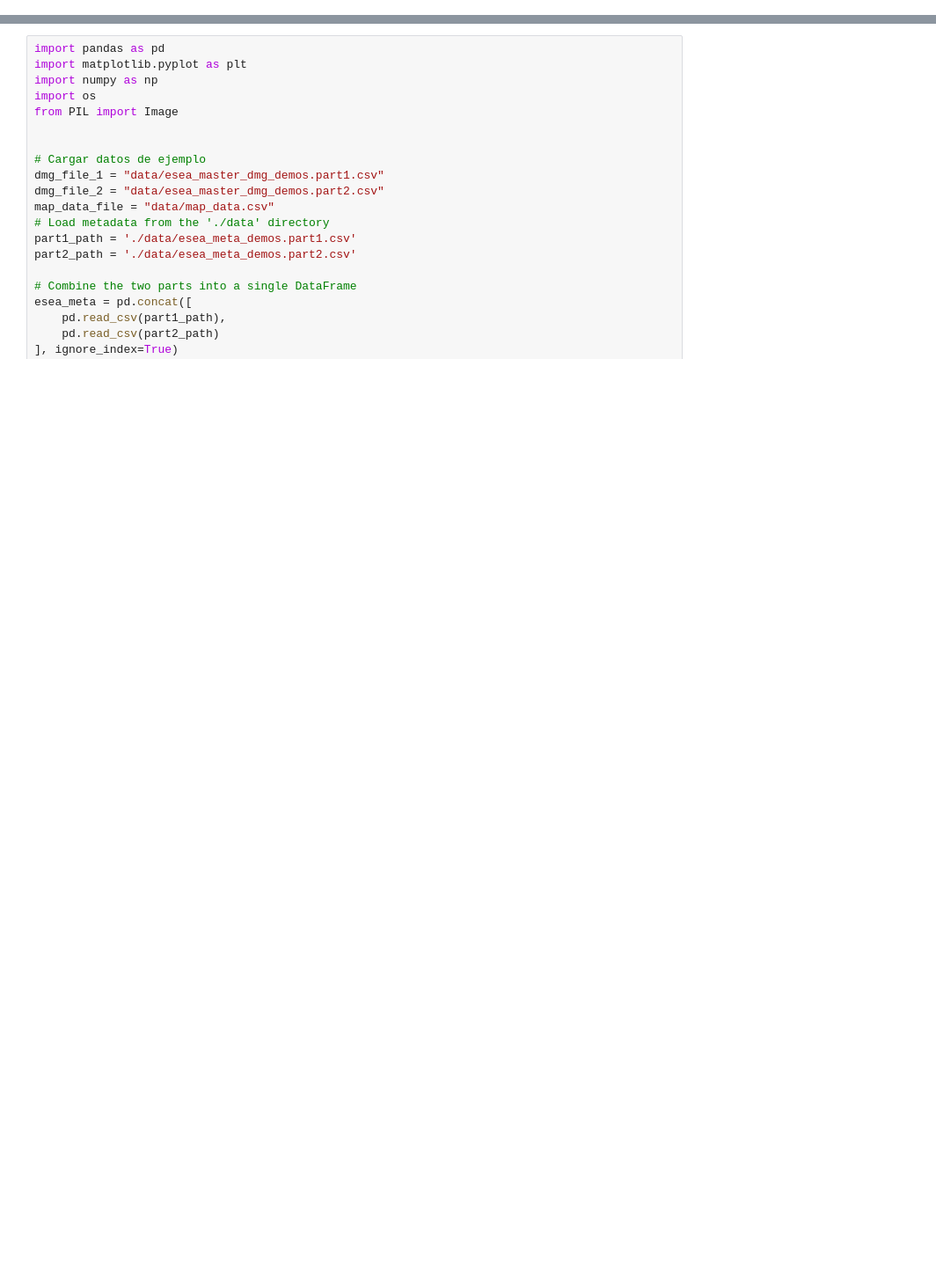
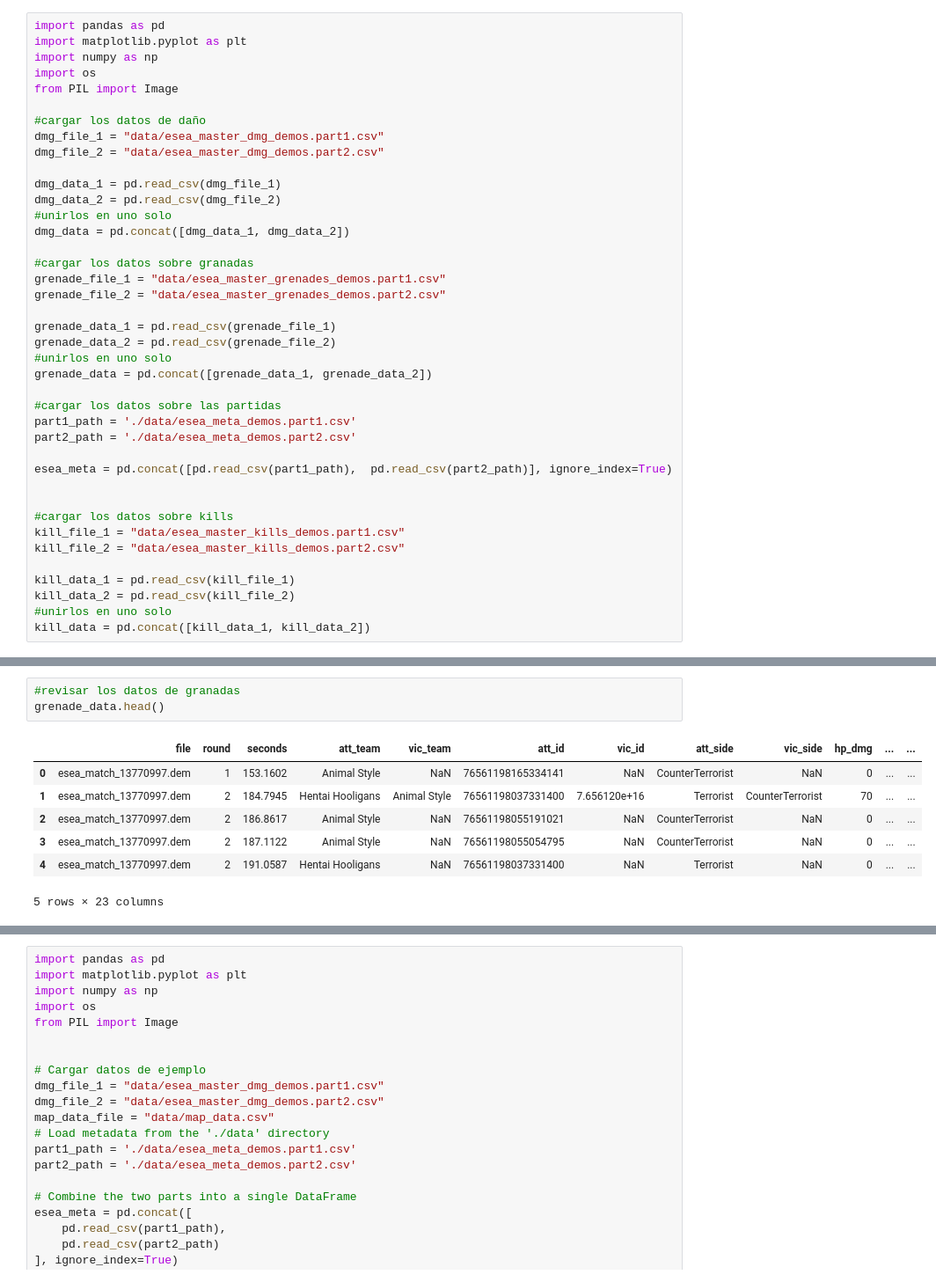
Before and after one commit to ErFosi/cs_visualization, a Jupyter notebook: visualizacion.ipynb, the cells around one changed output, grey strips where cells are left out. Shown at 88% size. Drawn from its saved outputs; the diff is of its cells as text; blank space fills up the shorter version.

```diff
--- a/visualizacion.ipynb
+++ b/visualizacion.ipynb
@@ -0,0 +9,40 @@
+# %%
+import pandas as pd
+import matplotlib.pyplot as plt
+import numpy as np
+import os
+from PIL import Image
+
+#cargar los datos de daño
+dmg_file_1 = "data/esea_master_dmg_demos.part1.csv"
+dmg_file_2 = "data/esea_master_dmg_demos.part2.csv"
+
+dmg_data_1 = pd.read_csv(dmg_file_1)
+dmg_data_2 = pd.read_csv(dmg_file_2)
+#unirlos en uno solo
+dmg_data = pd.concat([dmg_data_1, dmg_data_2])
+
+#cargar los datos sobre granadas
+grenade_file_1 = "data/esea_master_grenades_demos.part1.csv"
+grenade_file_2 = "data/esea_master_grenades_demos.part2.csv"
+
+grenade_data_1 = pd.read_csv(grenade_file_1)
+grenade_data_2 = pd.read_csv(grenade_file_2)
+#unirlos en uno solo
+grenade_data = pd.concat([grenade_data_1, grenade_data_2])
+
+#cargar los datos sobre las partidas
+part1_path = './data/esea_meta_demos.part1.csv'
+part2_path = './data/esea_meta_demos.part2.csv'
+
+esea_meta = pd.concat([pd.read_csv(part1_path),  pd.read_csv(part2_path)], ignore_index=True)
+
+
+#cargar los datos sobre kills
+kill_file_1 = "data/esea_master_kills_demos.part1.csv"
+kill_file_2 = "data/esea_master_kills_demos.part2.csv"
+
+kill_data_1 = pd.read_csv(kill_file_1)
+kill_data_2 = pd.read_csv(kill_file_2)
+#unirlos en uno solo
+kill_data = pd.concat([kill_data_1, kill_data_2])
@@ -0,0 +85,11 @@
+# %%
+#revisar los datos de granadas
+grenade_data.head()
+# %% [output]
+|  | file | round | seconds | att_team | vic_team | att_id | vic_id | att_side | vic_side | hp_dmg | ... | ... |
+| 0 | esea_match_13770997.dem | 1 | 153.1602 | Animal Style | NaN | 76561198165334141 | NaN | CounterTerrorist | NaN | 0 | ... | ... |
+| 1 | esea_match_13770997.dem | 2 | 184.7945 | Hentai Hooligans | Animal Style | 76561198037331400 | 7.656120e+16 | Terrorist | CounterTerrorist | 70 | ... | ... |
+| 2 | esea_match_13770997.dem | 2 | 186.8617 | Animal Style | NaN | 76561198055191021 | NaN | CounterTerrorist | NaN | 0 | ... | ... |
+| 3 | esea_match_13770997.dem | 2 | 187.1122 | Animal Style | NaN | 76561198055054795 | NaN | CounterTerrorist | NaN | 0 | ... | ... |
+| 4 | esea_match_13770997.dem | 2 | 191.0587 | Hentai Hooligans | NaN | 76561198037331400 | NaN | Terrorist | NaN | 0 | ... | ... |
+5 rows × 23 columns
```
Also changed, not shown: parts of 9 cells of this notebook, 22 other files.
